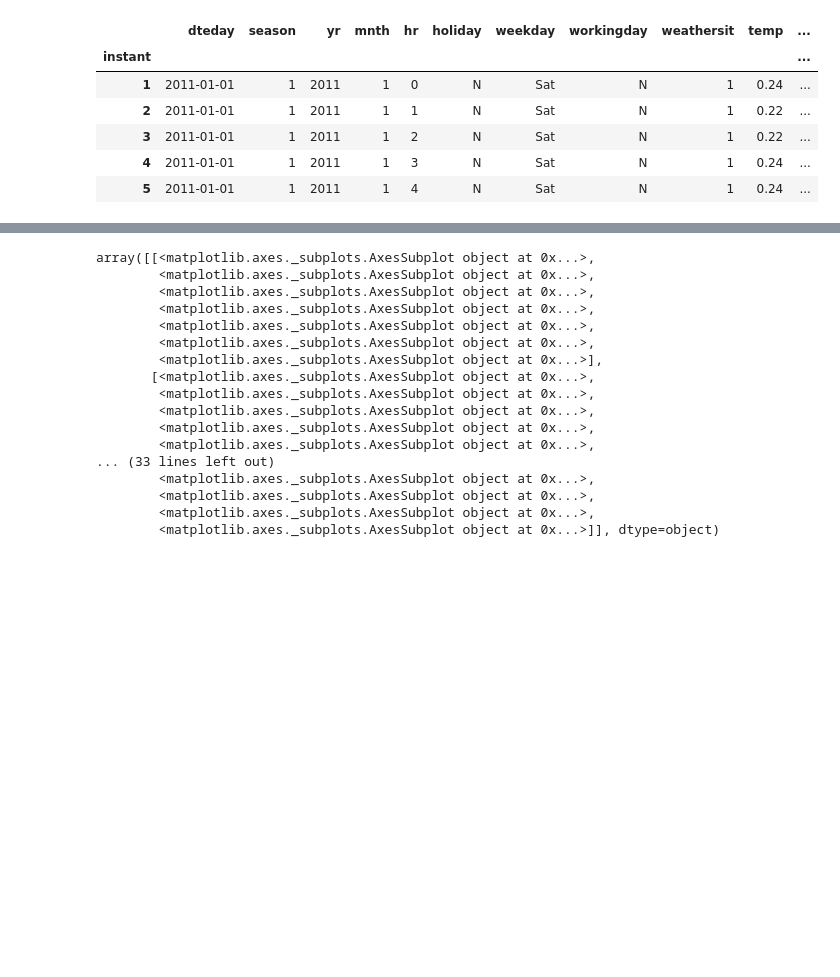
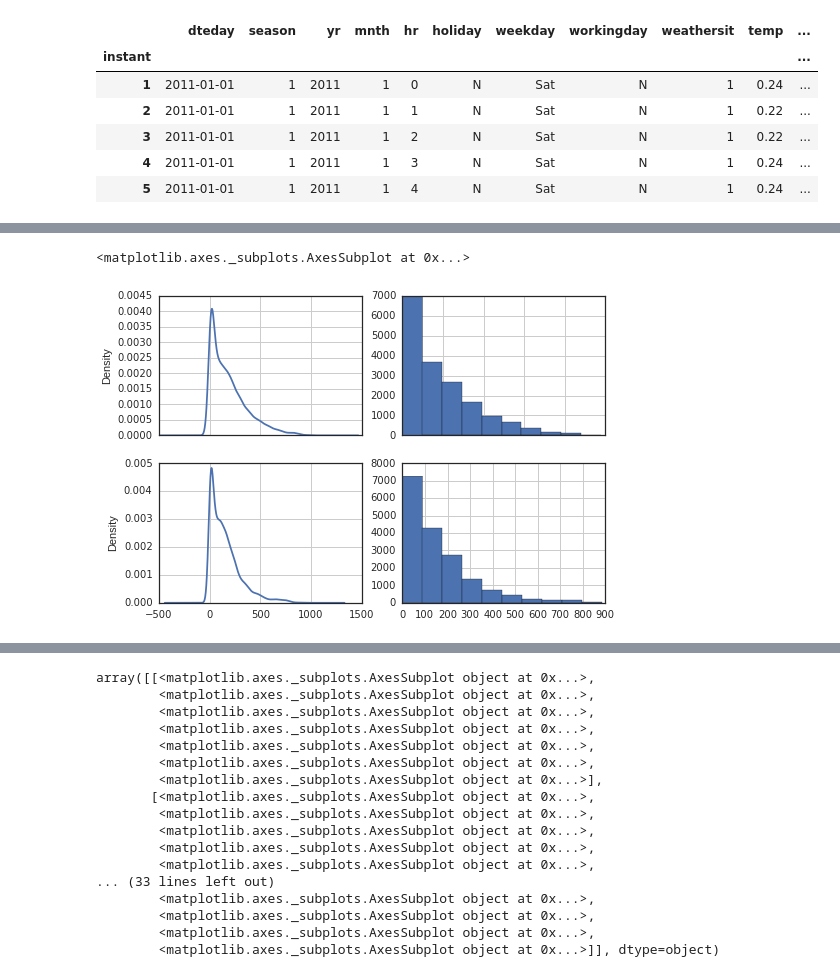
Before and after one commit to sallyi/ga_assignments, a Jupyter notebook: 02_Assignment.ipynb, the cells around one changed output, grey strips where cells are left out. Cells and saved outputs as stored; diff of their text form; code cells hidden in the pictures; blank space fills up the shorter version.

```diff
--- a/02_Assignment.ipynb
+++ b/02_Assignment.ipynb
@@ -90,0 +121,12 @@ bike = bike.convert_objects(convert_numeric=True)
+# %%
+norm = pd.DataFrame({'d': np.random.normal(size=100)})  # creating a normal dist of random values - 100, dataframe of one column
+n_bins = np.abs(bike['cnt'].max() - bike['cnt'].min()) #
+fig, axes = plt.subplots(nrows=2, ncols=2,)  #creates the shape of the figures
+## New notation: what does the 'ax' argument do?
+bike['cnt'].plot(ax=axes[0, 0], kind='kde')  # look at d as kde and as histogram, put in axes
+bike['cnt'].hist(ax=axes[0, 1], bins=10)
+bike['registered'].plot(ax=axes[1, 0], kind='kde')
+bike['registered'].hist(ax=axes[1, 1], bins=10)
+# %% [output]
+<matplotlib.axes._subplots.AxesSubplot at 0x...>
+[figure, added]
```
Also changed, not shown: parts of 7 cells of this notebook, 3 other files.
